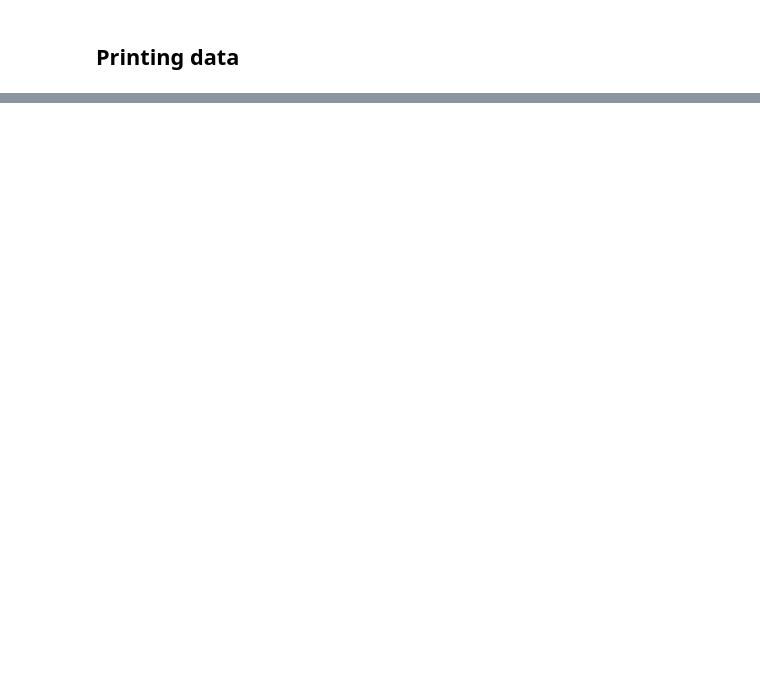
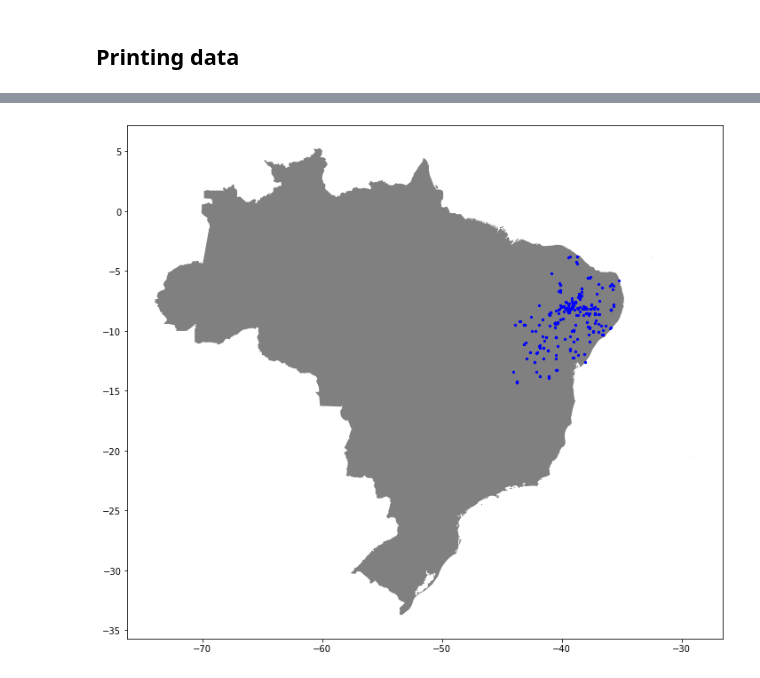
Before and after one commit to math-sasso/tcc--modeling-of-ecological-niches, a Jupyter notebook: research_coolabs/GBIF_Request.ipynb, the cells around one changed output, grey strips where cells are left out. Cells and saved outputs as stored; diff of their text form; code cells hidden in the pictures; blank space fills up the shorter version.

```diff
--- a/research_coolabs/GBIF_Request.ipynb
+++ b/research_coolabs/GBIF_Request.ipynb
@@ -151,0 +380,2 @@ plot_location_map(gdf)
+# %%
+df.sort_values("LONGITUDE", inplace = True,ignore_index=True)
@@ -151,0 +466,17 @@ plot_location_map(gdf)
+# %%
+from osgeo import ogr
+
+# open shapefile containing country polygons
+#filename = '/content/drive/My Drive/TFC_MatheusSasso/Coolabs/Data/Shapefiles_World/TM_WORLD_BORDERS-0.3.shp'
+filename = brasil_pais_shp
+drv = ogr.GetDriverByName('ESRI Shapefile')                     # set up driver object to read/write shapefiles
+shapefile = drv.Open(filename) # open shapefile
+layer = shapefile.GetLayer(0)                                   # create layer object for shapefile
+# determine indices of relevant columns
+nameIndex = layer.GetLayerDefn().GetFieldIndex('NAME_ISO')                # index of column with country names in shapefile
+countryIndex = df.columns.get_loc('COUNTRY')       # index of country name column in observation table
+latIndex = df.columns.get_loc('LATITUDE')               # index of lat column in observation table
+lonIndex = df.columns.get_loc('LONGITUDE')               # index of lon column in observation table
+
+# print out the results
+print('nameIndex: {0}, countryIndex: {1}, latIndex: {2}, lonIndex: {3}'.format(nameIndex, countryIndex, latIndex, lonIndex))
@@ -151,0 +539,5 @@ plot_location_map(gdf)
+# %%
+new_df = df.copy()
+new_df['country_geocoding'] = geocodingResults  # add geocoding results as new column
+new_df_clean = new_df [(new_df.country_geocoding == new_df.COUNTRY)|(new_df.country_geocoding == 'Brazil')]
+new_df_clean
@@ -151,0 +558,17 @@ plot_location_map(gdf)
+# %%
+import matplotlib.pyplot as plt
+
+new_df_clean
+new_gdf_clean = geopandas.GeoDataFrame(new_df_clean, geometry=geopandas.points_from_xy(new_df_clean.LONGITUDE, new_df_clean.LATITUDE))
+
+# Create a figure with one subplot
+fig, ax = plt.subplots(figsize=(10, 10))
+
+# Plot polygons
+brasil_pais.plot(ax=ax, facecolor='gray')
+# Plot points
+new_gdf_clean.plot(ax=ax, color='blue', markersize=5)
+
+plt.tight_layout()
+# %% [output]
+[figure, added]
```
Also changed, not shown: parts of 36 cells of this notebook, 16 other files.
